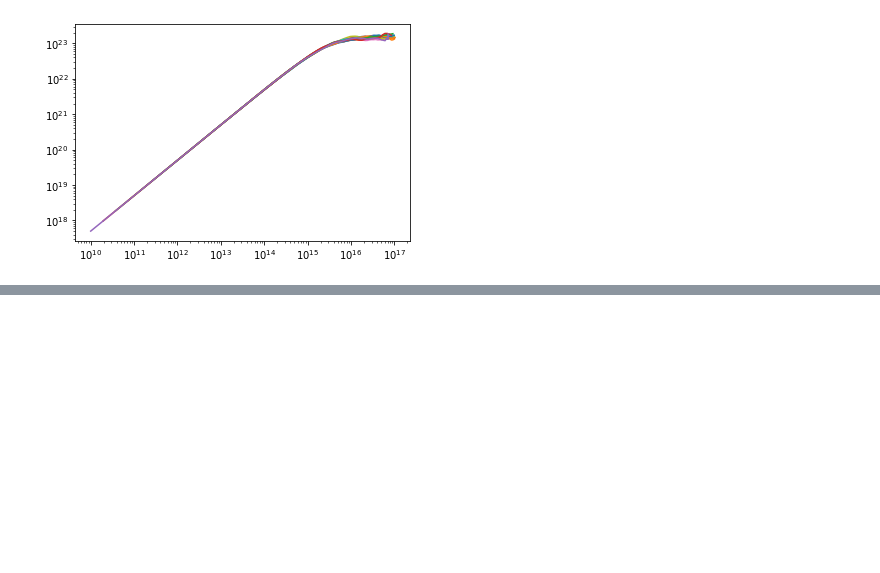
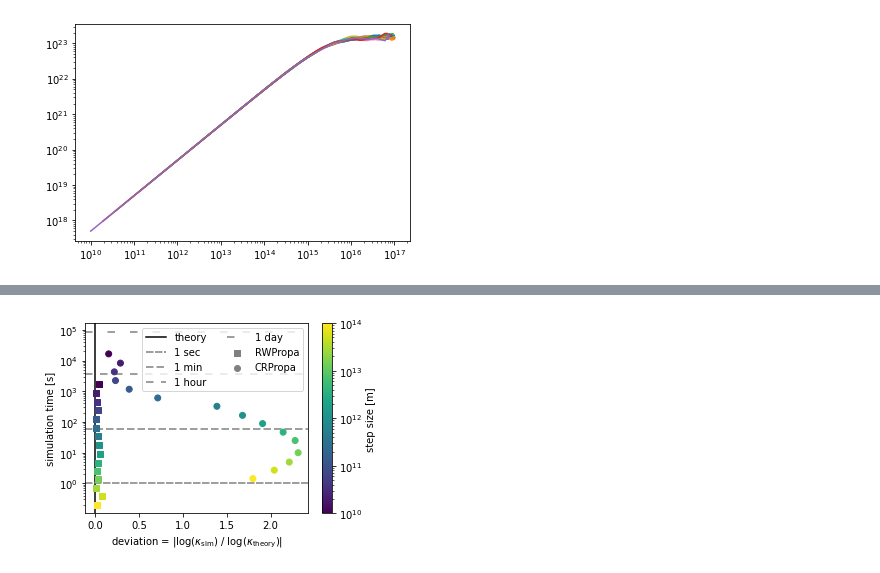
Before and after one commit to reichherzerp/PropPy, a Jupyter notebook: comparison/Comparison in compact astrophysical sources.ipynb, the cells around one changed output, grey strips where cells are left out. Saved outputs shown, nothing was run; the diff lists cells and outputs as text; code cells hidden in the pictures; blank space fills up the shorter version.

```diff
--- a/comparison/Comparison in compact astrophysical sources.ipynb
+++ b/comparison/Comparison in compact astrophysical sources.ipynb
@@ -304,0 +284,30 @@ plt.show()
+# %%
+fig = plt.figure(figsize=(5,3.5))
+
+plt.axvline(x=0, color='k', linestyle='-', zorder=-1, label='theory')
+plt.axhline(y=1, color='grey', linestyle=(0, (5, 1)), zorder=-1, label='1 sec')
+plt.axhline(y=60, color='grey', linestyle=(0, (5, 2)), zorder=-1, label='1 min')
+plt.axhline(y=60*60, color='grey', linestyle=(0, (5, 5)), zorder=-1, label='1 hour')
+plt.axhline(y=60*60*24, color='grey', linestyle=(0, (5, 10)), zorder=-1, label='1 day')
+
+
+err_rwp = np.abs(np.log10(df_rwp_results['kappa'])-np.log10(kappa_theory))
+err_crp = np.abs(np.log10(df_crp_results['kappa'])-np.log10(kappa_theory))
+zs = np.concatenate([df_rwp_results['step_size'], df_crp_results['step_size']], axis=0)
+min_, max_ = zs.min(), zs.max()
+plt.scatter(err_rwp, df_rwp_results['time'], c=df_rwp_results['step_size'], norm=matplotlib.colors.LogNorm(), cmap='viridis', marker='s')
+plt.clim(min_, max_)
+plt.scatter(err_crp, df_crp_results['time'], c=df_crp_results['step_size'], norm=matplotlib.colors.LogNorm(), cmap='viridis')
+plt.clim(min_, max_)
+plt.colorbar(label='step size [m]')
+plt.yscale('log')
+
+plt.scatter([0],[0], label='RWPropa', marker='s', color='grey')
+plt.scatter([0],[0], label='CRPropa', color='grey')
+
+plt.ylabel('simulation time [s]')
+plt.xlabel('deviation = |log($\kappa_\mathrm{sim}$) / log($\kappa_\mathrm{theory}$)|')
+plt.legend(loc='upper right', ncol=2)
+plt.show()
+# %% [output]
+[figure, added]
```
Also changed, not shown: parts of 13 cells of this notebook, 1 other file.
